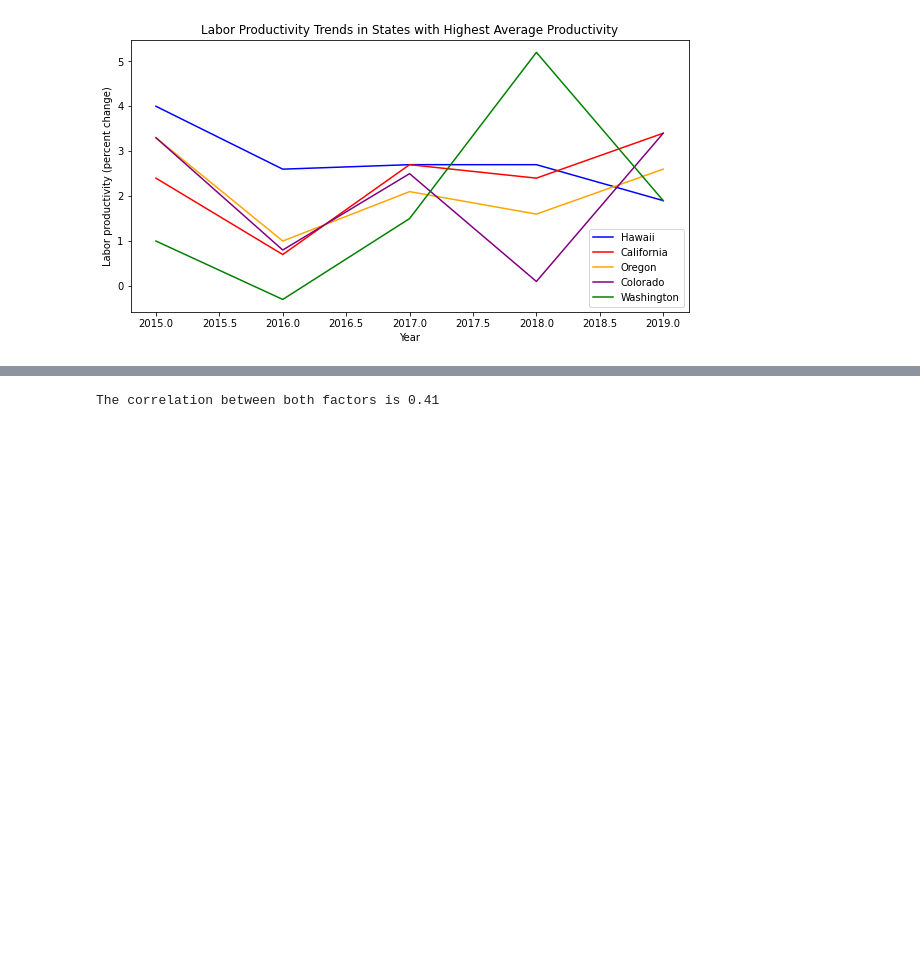
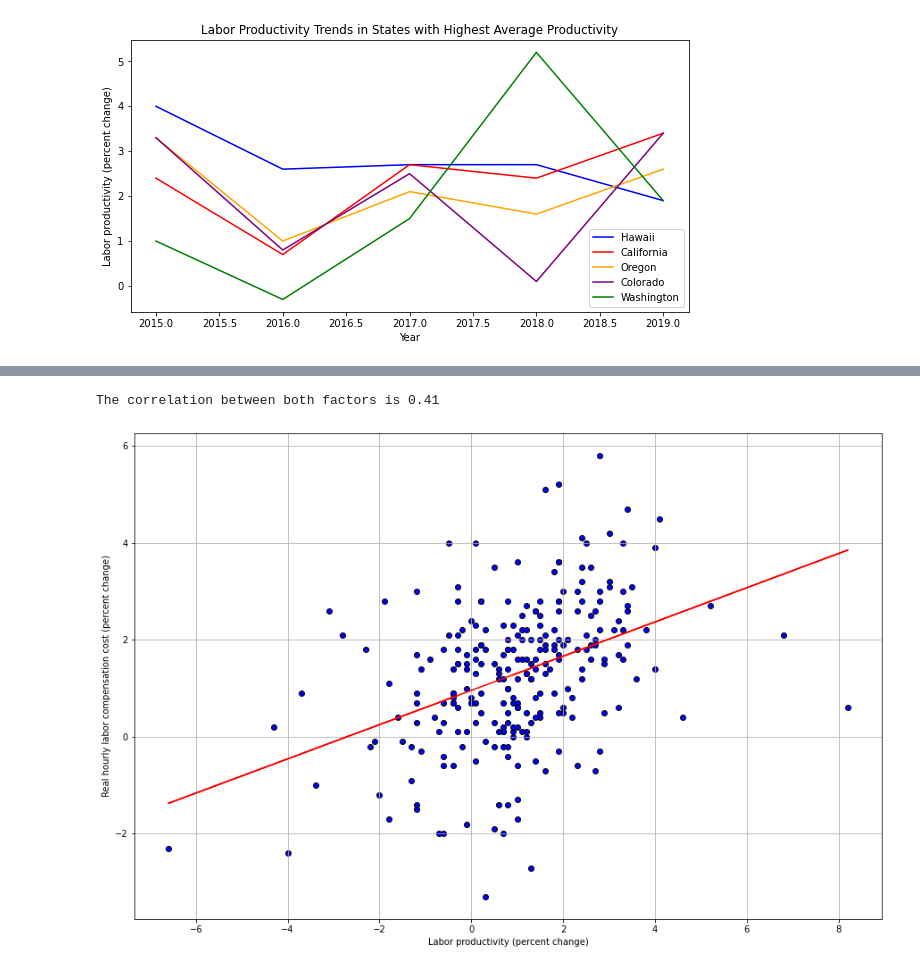
Before and after one commit to Blashford/Next-Factory-ACME, a Jupyter notebook: starter_notebook.ipynb, the cells around one changed output, grey strips where cells are left out. Saved outputs shown, nothing was run; the diff lists cells and outputs as text; code cells hidden in the pictures; blank space fills up the shorter version.

```diff
--- a/starter_notebook.ipynb
+++ b/starter_notebook.ipynb
@@ -280,49 +154,17 @@ df.describe()
 # %%
-five_list = [2015, 2016, 2017, 2018, 2019]
-five_df = labor_df[labor_df['Year'].isin(five_list)]
-five_df_labor = five_df[[
-    'State',
-    'Year',
-    'Labor productivity (percent change)',
-#     'hours per employee',
-    'Real hourly labor compensation cost (percent change)'
-]]
-# five_df_labor['hours per employee (percent change)'] = ''
-# first = True
-# count = 0
-
-# Tried to get the percent change of hours per employee so we have an idea of productivity vs
-# hours per employeee percent change vs compensation percent change, but this didn't work and I'm not sure why
-# for index, row in five_df_labor.iterrows():
-#     if first == True:
-#         first == False
-#         print(row.loc[index, 'State'])
-#         prev_state = row.loc[count, 'State']
-#         prev_hour = row.loc[count, 'hours per employee']
-#     elif prev_state == row.loc[count, 'State']:
-#         row.loc[count, 'hours per employee (percent change)'] = prev_hour / row.loc[count, 'hours per employee']
-#         prev_hour = row.loc[count, 'hours per employee']
-#     elif prev_state != row.loc[count, 'State']:
-#         prev_state = row.loc[count, 'State']
-#         prev_hour = row.loc[count, 'hours per employee']
-#     count += 1
-
 plt.figure(figsize= (15, 10))
-laborpro = five_df_labor['Labor productivity (percent change)']
-laborcomp = five_df_labor['Real hourly labor compensation cost (percent change)']
+laborpro = labor_df['Labor productivity (percent change)']
+laborcomp = labor_df['Real hourly labor compensation cost (percent change)']
 plt.scatter(laborpro, laborcomp, c='blue', edgecolors = 'black')
 plt.xlabel('Labor productivity (percent change)')
 plt.ylabel('Real hourly labor compensation cost (percent change)')
 slope, intercept, rvalue, pvalue, stderr = linregress(laborpro, laborcomp)
 regress = laborpro * slope + intercept
 plt.plot(laborpro, regress, 'r-')
 plt.grid()
 
 correlation = st.pearsonr(laborpro, laborcomp)
 print(f"The correlation between both factors is {round(correlation[0],2)}")
-# laborperc, = plt.scatter(years, five_df_labor['Labor productivity (percent change)'],
-#                     c='red', edgecolors = 'black')
-# plt.legend(handles=[compperc, laborperc], loc='best')
-# plt.show
 # %% [output]
 The correlation between both factors is 0.41
+[figure, added]
```
Also changed, not shown: parts of 20 cells of this notebook, 2 other files.
